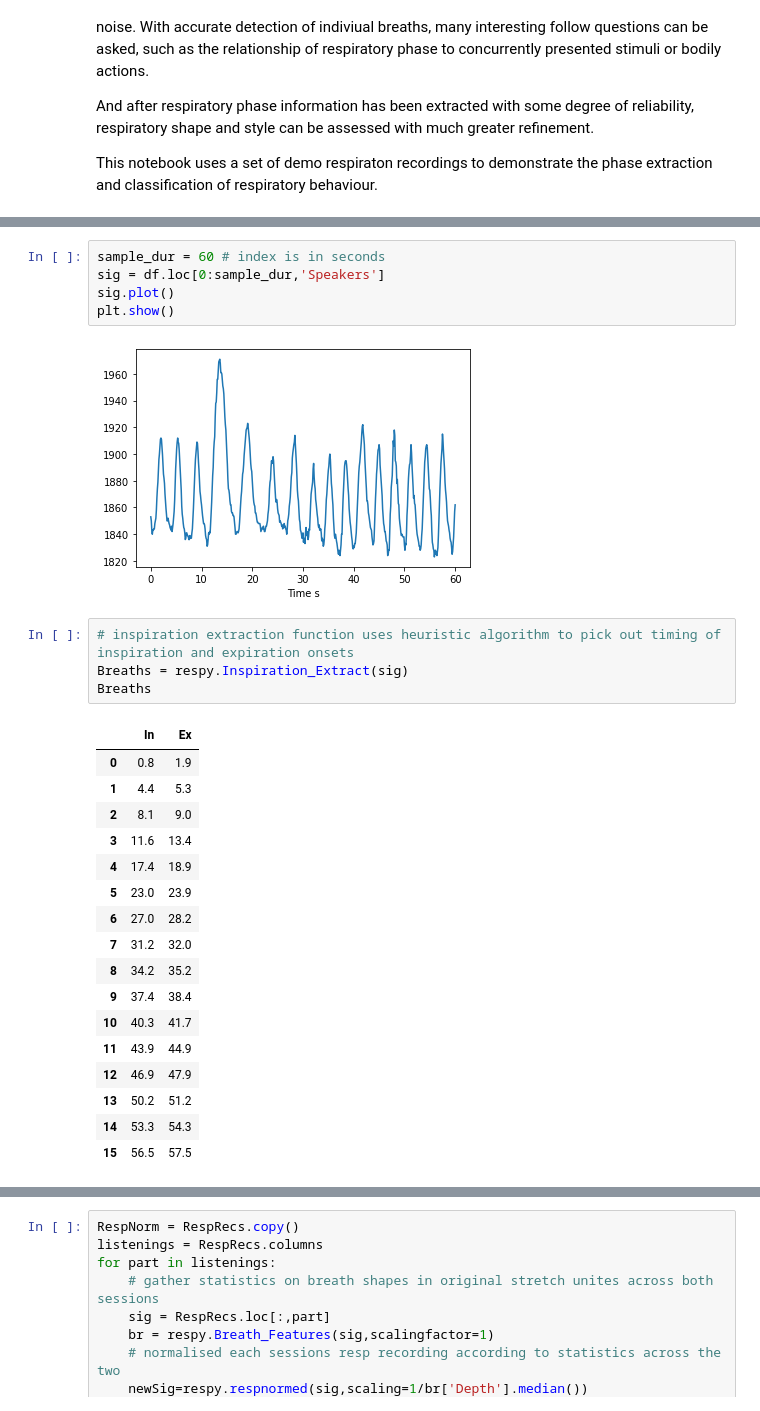
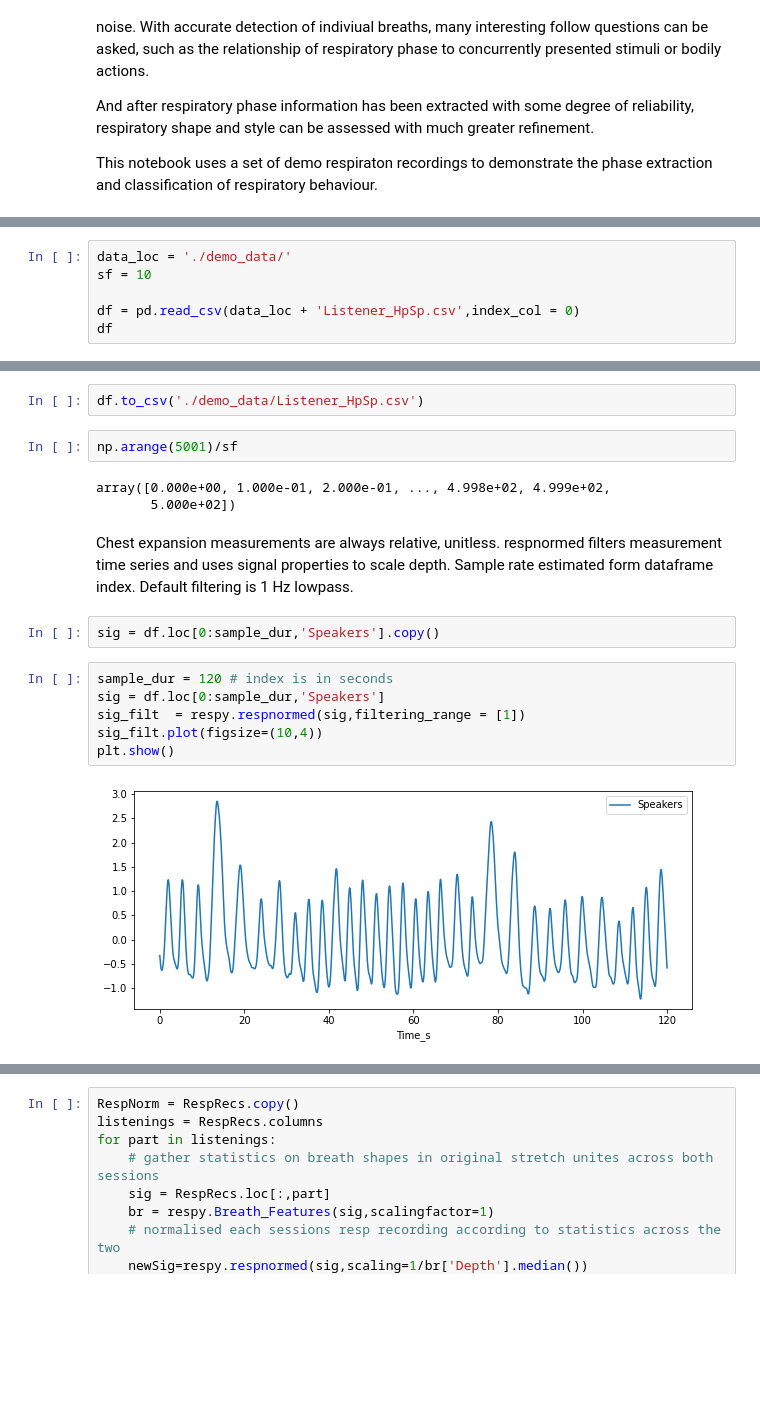
Before and after one commit to finn42/respydemo, a Jupyter notebook: Respy_Intro.ipynb, the cells around one changed output, grey strips where cells are left out. Cells and saved outputs as stored; diff of their text form; blank space fills up the shorter version.

Commit message:
Musician data sample and annotations

```diff
--- a/Respy_Intro.ipynb
+++ b/Respy_Intro.ipynb
@@ -52,0 +52,6 @@ df=df.set_index('Time s',drop = True)
+# %%
+data_loc = './demo_data/'
+sf = 10
+
+df = pd.read_csv(data_loc + 'Listener_HpSp.csv',index_col = 0)
+df
@@ -53,29 +73,21 @@ df=df.set_index('Time s',drop = True)
+# %%
+df.to_csv('./demo_data/Listener_HpSp.csv')
+# %%
+np.arange(5001)/sf
+# %% [output]
+array([0.000e+00, 1.000e-01, 2.000e-01, ..., 4.998e+02, 4.999e+02,
+       5.000e+02])
+# %% [markdown]
+Chest expansion measurements are always relative, unitless.
+respnormed filters measurement time series and uses signal properties to scale depth.
+Sample rate estimated form dataframe index. Default filtering is 1 Hz lowpass.
+# %%
+sig = df.loc[0:sample_dur,'Speakers'].copy()
 # %%
-sample_dur = 60 # index is in seconds
+sample_dur = 120 # index is in seconds
 sig = df.loc[0:sample_dur,'Speakers']
-sig.plot()
+sig_filt  = respy.respnormed(sig,filtering_range = [1])
+sig_filt.plot(figsize=(10,4))
 plt.show()
 # %% [output]
-[figure, old version]
+[figure, new version]
-# %%
-# inspiration extraction function uses heuristic algorithm to pick out timing of inspiration and expiration onsets
-Breaths = respy.Inspiration_Extract(sig)
-Breaths
-# %% [output]
-|  | In | Ex |
-| 0 | 0.8 | 1.9 |
-| 1 | 4.4 | 5.3 |
-| 2 | 8.1 | 9.0 |
-| 3 | 11.6 | 13.4 |
-| 4 | 17.4 | 18.9 |
-| 5 | 23.0 | 23.9 |
-| 6 | 27.0 | 28.2 |
-| 7 | 31.2 | 32.0 |
-| 8 | 34.2 | 35.2 |
-| 9 | 37.4 | 38.4 |
-| 10 | 40.3 | 41.7 |
-| 11 | 43.9 | 44.9 |
-| 12 | 46.9 | 47.9 |
-| 13 | 50.2 | 51.2 |
-| 14 | 53.3 | 54.3 |
-| 15 | 56.5 | 57.5 |
```
Also changed, not shown: parts of 32 cells of this notebook, 9 other files.
